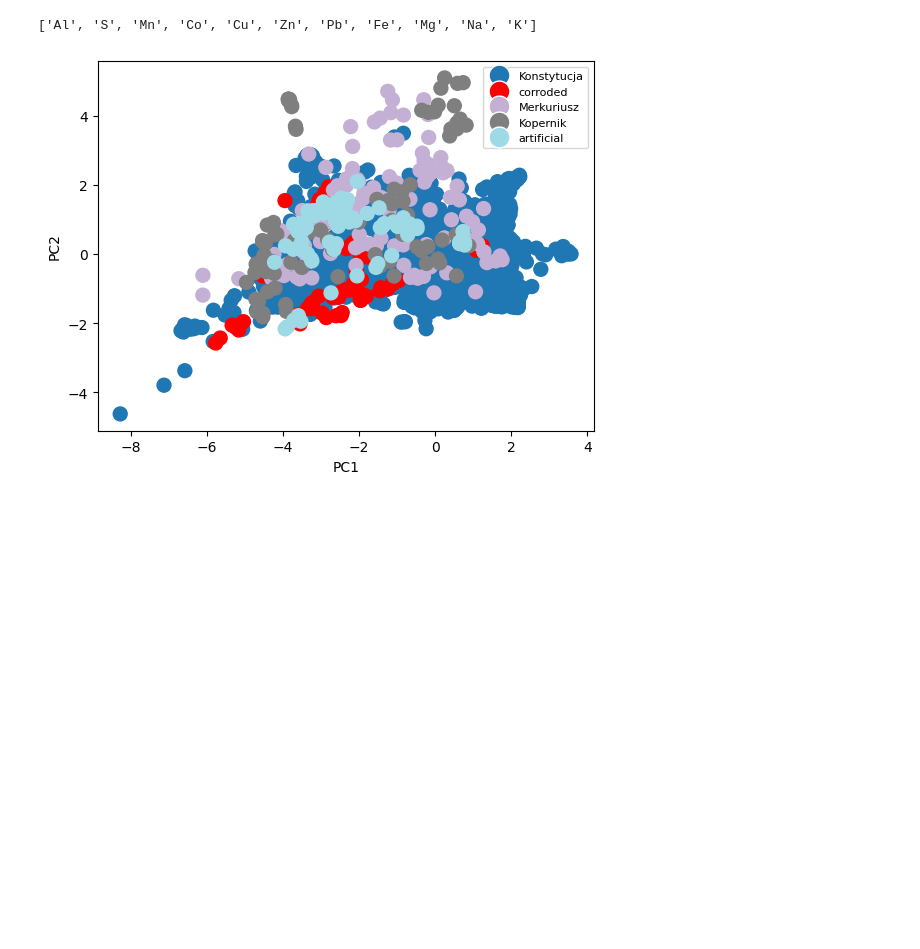
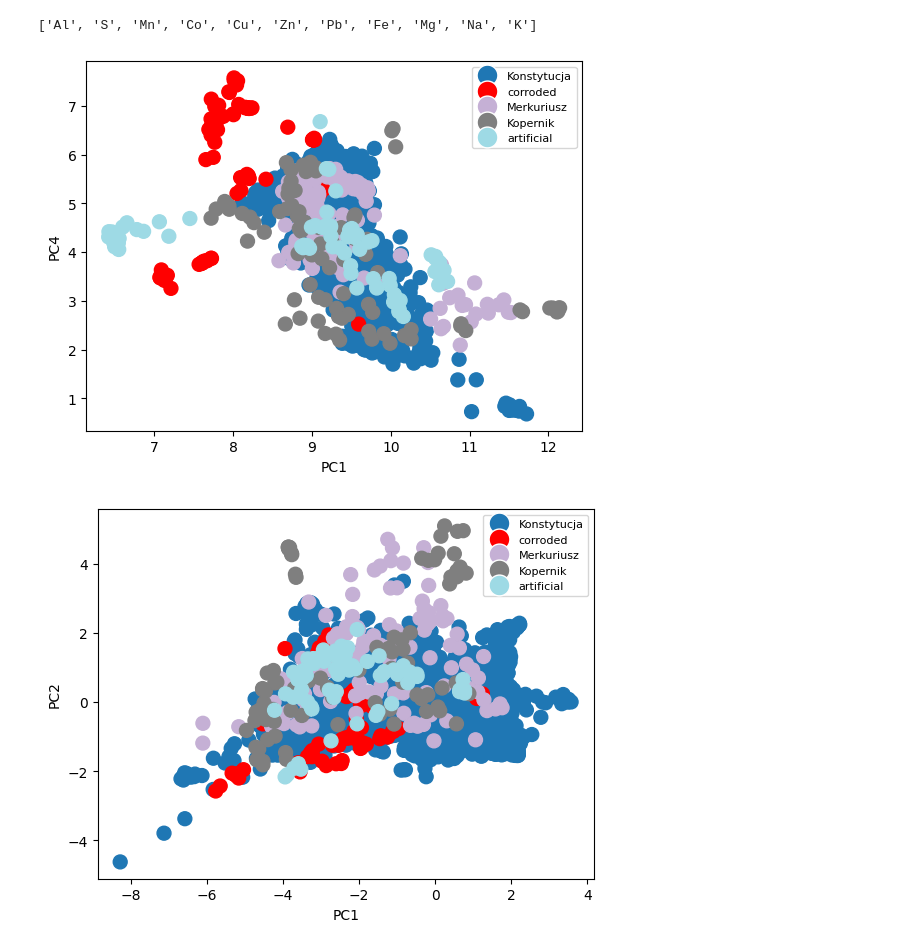
Before and after one commit to BDomzal/inks, a Jupyter notebook: analysis/interpretation_of_results.ipynb, the cells around one changed output. Saved outputs shown, nothing was run; the diff lists cells and outputs as text; code cells hidden in the pictures; blank space fills up the shorter version.

```diff
--- a/analysis/interpretation_of_results.ipynb
+++ b/analysis/interpretation_of_results.ipynb
@@ -84,3 +86,18 @@ print(ELEMENTS_TO_KEEP_NO_FE if NORMALISATION_TO_FE else ELEMENTS_TO_KEEP)
+# %%
+visualise_pca(X,
+                y_true,
+                dimensions = [0,3],
+               whether_sort=False,
+                figures_path=None)
+# 0,3
+# 0,4
+# 0,10
+# 2,3
+# 3,4
+# 3,6
+# 3,7
+# %% [output]
+[figure, added]
 # %%
 visualise_pca(X_pca, y_true, dimensions=[0,1], whether_sort=False, figures_path=None)
 
```
Also changed, not shown: parts of 9 cells of this notebook, 11 other files.
